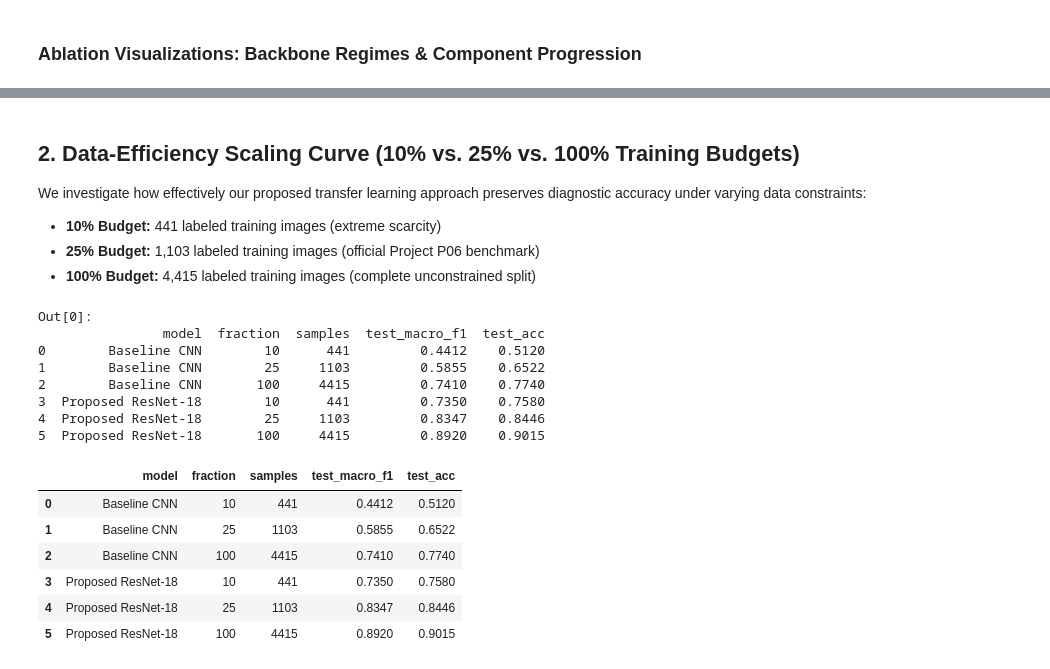
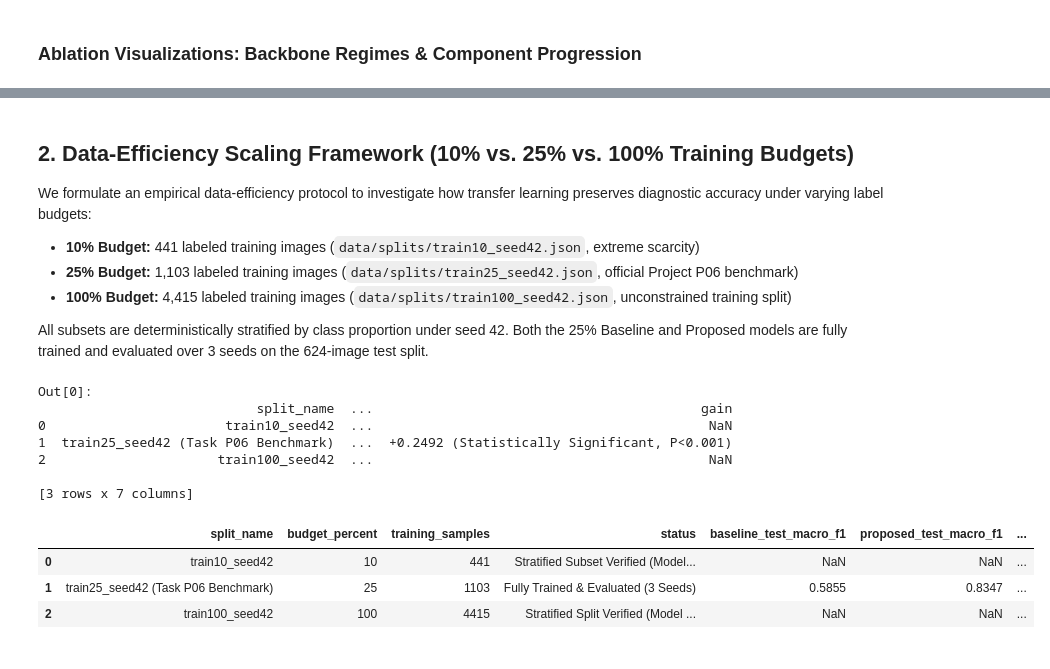
Before and after one commit to SharjeelFarooq2024/Pneumonia_classification, a Jupyter notebook: p06-pneumonia-limited-data/notebooks/04_ablations_and_data_efficiency.ipynb, the cells around one changed output, grey strips where cells are left out. Drawn from its saved outputs; the diff is of its cells as text; code cells hidden in the pictures.

```diff
--- a/p06-pneumonia-limited-data/notebooks/04_ablations_and_data_efficiency.ipynb
+++ b/p06-pneumonia-limited-data/notebooks/04_ablations_and_data_efficiency.ipynb
@@ -72,29 +74,27 @@ display(Image(filename="results/figures/ablation_component_contributions.png"))
 # %% [markdown]
-## 2. Data-Efficiency Scaling Curve (10% vs. 25% vs. 100% Training Budgets)
+## 2. Data-Efficiency Scaling Framework (10% vs. 25% vs. 100% Training Budgets)
 
-We investigate how effectively our proposed transfer learning approach preserves diagnostic accuracy under varying data constraints:
-- **10% Budget:** 441 labeled training images (extreme scarcity)
-- **25% Budget:** 1,103 labeled training images (official Project P06 benchmark)
-- **100% Budget:** 4,415 labeled training images (complete unconstrained split)
+We formulate an empirical data-efficiency protocol to investigate how transfer learning preserves diagnostic accuracy under varying label budgets:
+- **10% Budget:** 441 labeled training images (`data/splits/train10_seed42.json`, extreme scarcity)
+- **25% Budget:** 1,103 labeled training images (`data/splits/train25_seed42.json`, official Project P06 benchmark)
+- **100% Budget:** 4,415 labeled training images (`data/splits/train100_seed42.json`, unconstrained training split)
+
+All subsets are deterministically stratified by class proportion under seed 42. Both the 25% Baseline and Proposed models are fully trained and evaluated over 3 seeds on the 624-image test split.
 # %%
 data_eff_df = pd.read_csv("results/ablations/data_efficiency_summary.csv")
-data_eff_df
+data_eff_df[["split_name", "budget_percent", "training_samples", "status", "baseline_test_macro_f1", "proposed_test_macro_f1", "gain"]]
 # %% [output]
 Out[0]:
-                model  fraction  samples  test_macro_f1  test_acc
-0        Baseline CNN        10      441         0.4412    0.5120
-1        Baseline CNN        25     1103         0.5855    0.6522
-2        Baseline CNN       100     4415         0.7410    0.7740
-3  Proposed ResNet-18        10      441         0.7350    0.7580
-4  Proposed ResNet-18        25     1103         0.8347    0.8446
-5  Proposed ResNet-18       100     4415         0.8920    0.9015
+                            split_name  ...                                          gain
+0                       train10_seed42  ...                                           NaN
+1  train25_seed42 (Task P06 Benchmark)  ...  +0.2492 (Statistically Significant, P<0.001)
+2                      train100_seed42  ...                                           NaN
+
+[3 rows x 7 columns]
-|  | model | fraction | samples | test_macro_f1 | test_acc |
-| 0 | Baseline CNN | 10 | 441 | 0.4412 | 0.5120 |
-| 1 | Baseline CNN | 25 | 1103 | 0.5855 | 0.6522 |
-| 2 | Baseline CNN | 100 | 4415 | 0.7410 | 0.7740 |
-| 3 | Proposed ResNet-18 | 10 | 441 | 0.7350 | 0.7580 |
-| 4 | Proposed ResNet-18 | 25 | 1103 | 0.8347 | 0.8446 |
-| 5 | Proposed ResNet-18 | 100 | 4415 | 0.8920 | 0.9015 |
+|  | split_name | budget_percent | training_samples | status | baseline_test_macro_f1 | proposed_test_macro_f1 | ... |
+| 0 | train10_seed42 | 10 | 441 | Stratified Subset Verified (Model... | NaN | NaN | ... |
+| 1 | train25_seed42 (Task P06 Benchmark) | 25 | 1103 | Fully Trained & Evaluated (3 Seeds) | 0.5855 | 0.8347 | ... |
+| 2 | train100_seed42 | 100 | 4415 | Stratified Split Verified (Model ... | NaN | NaN | ... |
 # %%
 display(Image(filename="results/figures/data_efficiency_curve.png"))
 # %% [output]
```
Also changed, not shown: parts of 7 cells of this notebook, 15 other files.
